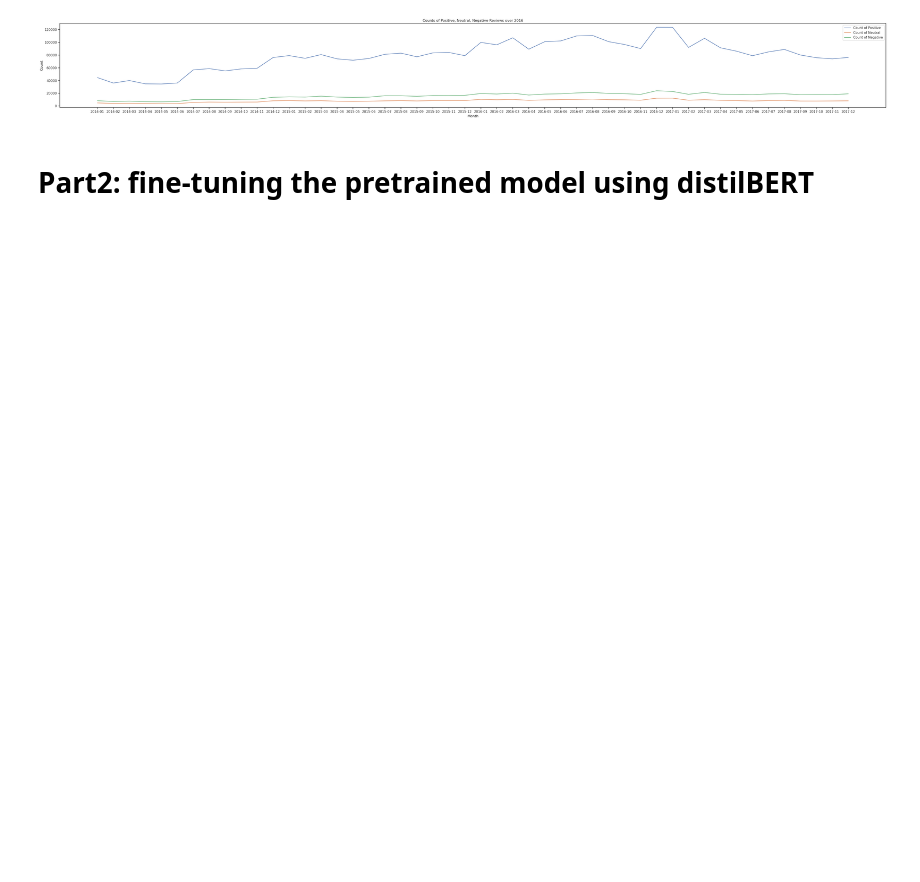
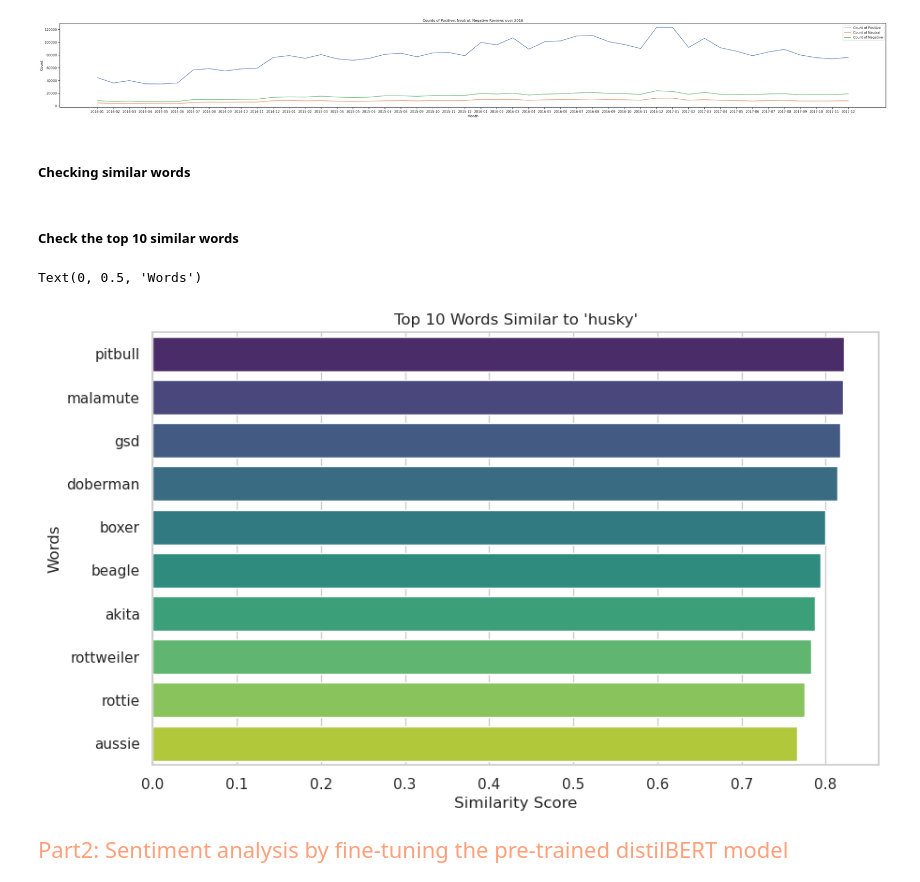
Before and after one commit to acmkc/NLP_Final_Individual_Project, a Jupyter notebook: Code/final.ipynb, the cells around one changed output. Drawn from its saved outputs; the diff is of its cells as text; code cells hidden in the pictures; blank space fills up the shorter version.

```diff
--- a/Code/final.ipynb
+++ b/Code/final.ipynb
@@ -339,6 +373,49 @@ plt.tight_layout()
 plt.show()
 # %% [output]
 [figure]
-# %% [markdown]
-# Part2: fine-tuning the pretrained model using distilBERT
+# %% [markdown]
+##### Checking similar words
+# %%
+tokenized_text = [text.split() for text in sampled_data['Text1']]
+
+word2vec_model = Word2Vec(sentences=tokenized_text, vector_size=100, window=5, min_count=1, sg=0)  # Adjust parameters as needed
+
+def average_word_vectors(words, model, vocabulary, num_features):
+    feature_vector = np.zeros((num_features,), dtype="float64")
+    nwords = 0.
+
+    for word in words:
+        if word in vocabulary:
+            nwords = nwords + 1.
+            feature_vector = np.add(feature_vector, model.wv[word])
+
+    if nwords:
+        feature_vector = np.divide(feature_vector, nwords)
+
+    return feature_vector
+
+w2v_vocabulary = set(word2vec_model.wv.index_to_key)
+
+X_train_w2v = [average_word_vectors(sentence, word2vec_model, w2v_vocabulary, 100) for sentence in tokenized_text]
+# %% [markdown]
+##### Check the top 10 similar words
+# %%
+word_to_check = 'husky'
+
+similar_words = word2vec_model.wv.most_similar(word_to_check, topn=10)
+
+words, similarities = zip(*similar_words)
+
+sns.set(style="whitegrid")
+plt.figure(figsize=(10, 6))
+
+sns.barplot(x=list(similarities), y=list(words), hue=list(words), palette="viridis").set( title=f"Top 10 Words Similar to '{word_to_check}'")
+
+plt.xlabel("Similarity Score")
+plt.ylabel("Words")
+# %% [output]
+Text(0, 0.5, 'Words')
+[figure, added]
+# %% [markdown]
+<p style="font-size: 22px; color:#FFA07A;">Part2: Sentiment analysis by fine-tuning the pre-trained distilBERT model</p>
 # %%
```
Also changed, not shown: parts of 56 cells of this notebook.
